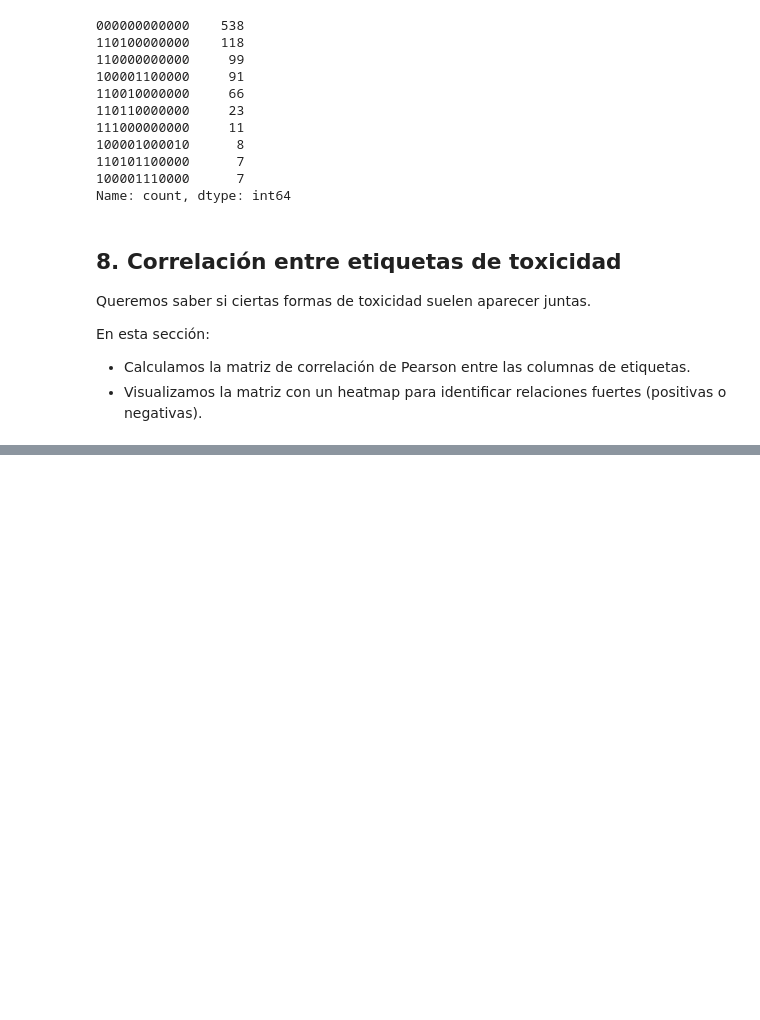
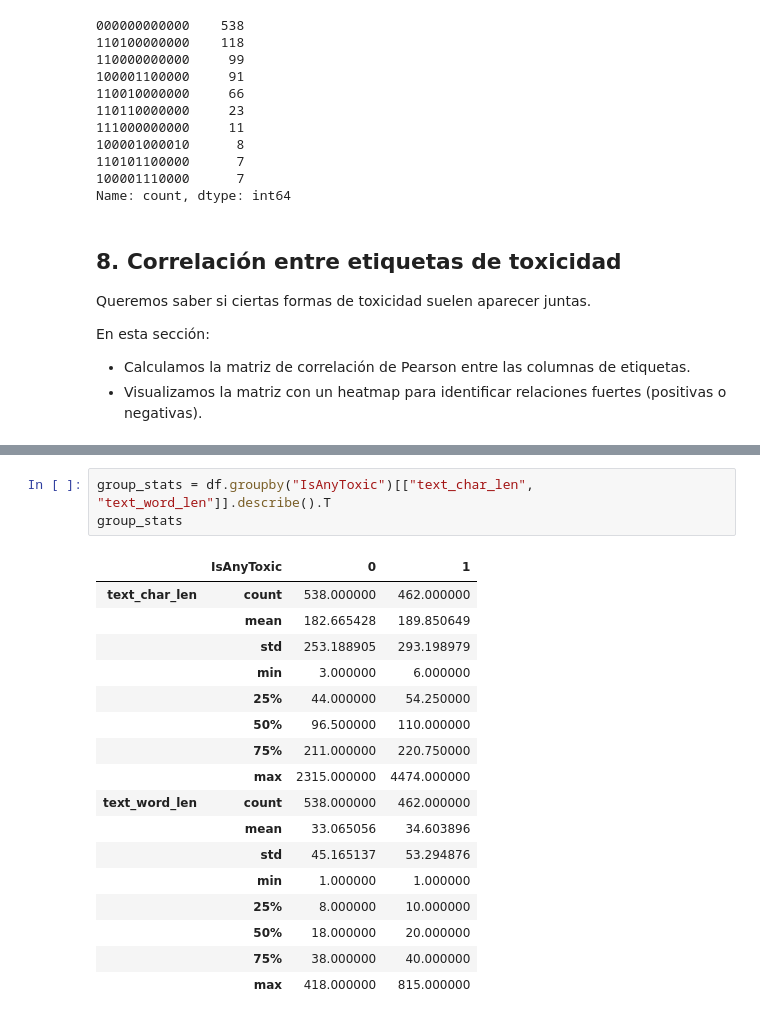
Before and after one commit to Bootcamp-IA-P5/Proyecto_X_NLP_G4, a Jupyter notebook: backend/notebooks/01_EDA.ipynb, the cells around one changed output, grey strips where cells are left out. Saved outputs shown, nothing was run; the diff lists cells and outputs as text; blank space fills up the shorter version.

```diff
--- a/backend/notebooks/01_EDA.ipynb
+++ b/backend/notebooks/01_EDA.ipynb
@@ -347,0 +413,21 @@ plt.show()
+# %%
+group_stats = df.groupby("IsAnyToxic")[["text_char_len", "text_word_len"]].describe().T
+group_stats
+# %% [output]
+|  | IsAnyToxic | 0 | 1 |
+| text_char_len | count | 538.000000 | 462.000000 |
+|  | mean | 182.665428 | 189.850649 |
+|  | std | 253.188905 | 293.198979 |
+|  | min | 3.000000 | 6.000000 |
+|  | 25% | 44.000000 | 54.250000 |
+|  | 50% | 96.500000 | 110.000000 |
+|  | 75% | 211.000000 | 220.750000 |
+|  | max | 2315.000000 | 4474.000000 |
+| text_word_len | count | 538.000000 | 462.000000 |
+|  | mean | 33.065056 | 34.603896 |
+|  | std | 45.165137 | 53.294876 |
+|  | min | 1.000000 | 1.000000 |
+|  | 25% | 8.000000 | 10.000000 |
+|  | 50% | 18.000000 | 20.000000 |
+|  | 75% | 38.000000 | 40.000000 |
+|  | max | 418.000000 | 815.000000 |
```
Also changed, not shown: parts of 5 cells of this notebook.
